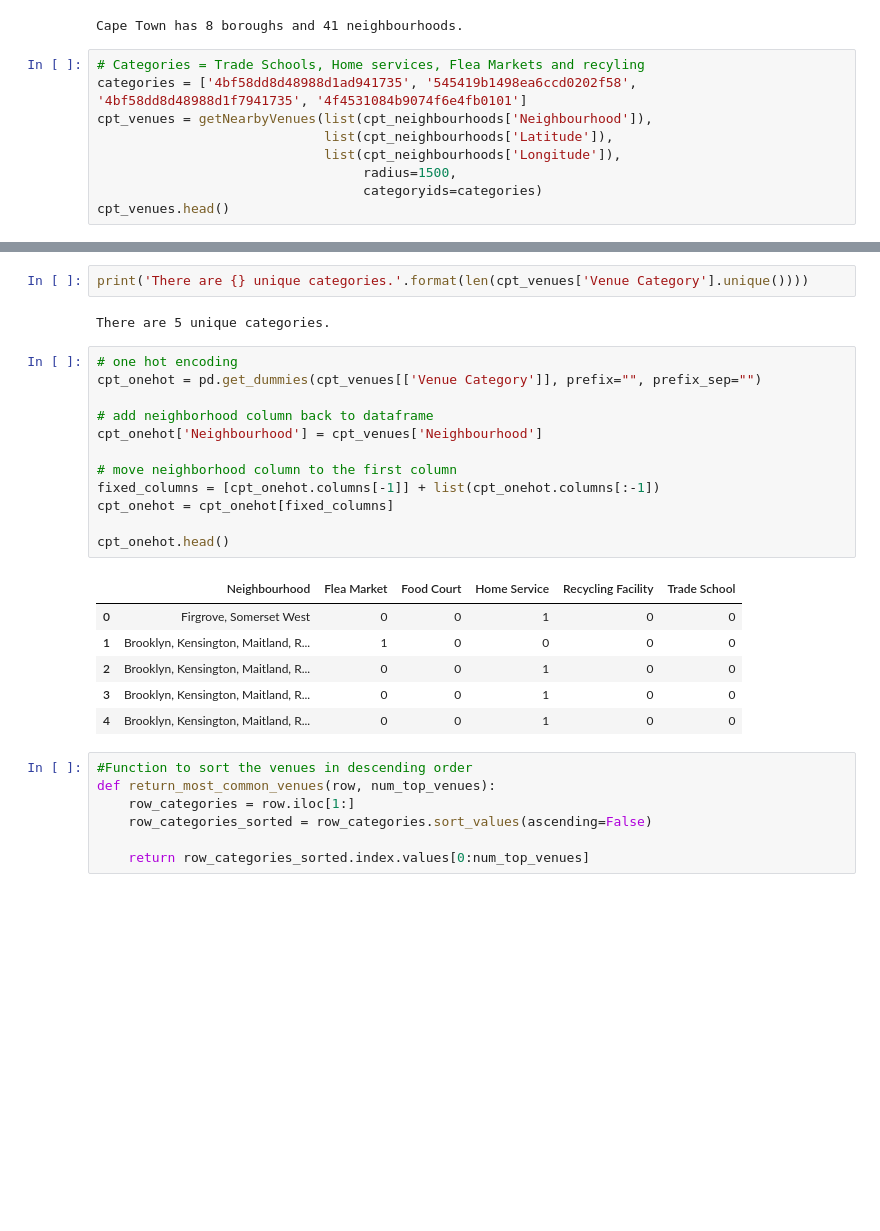
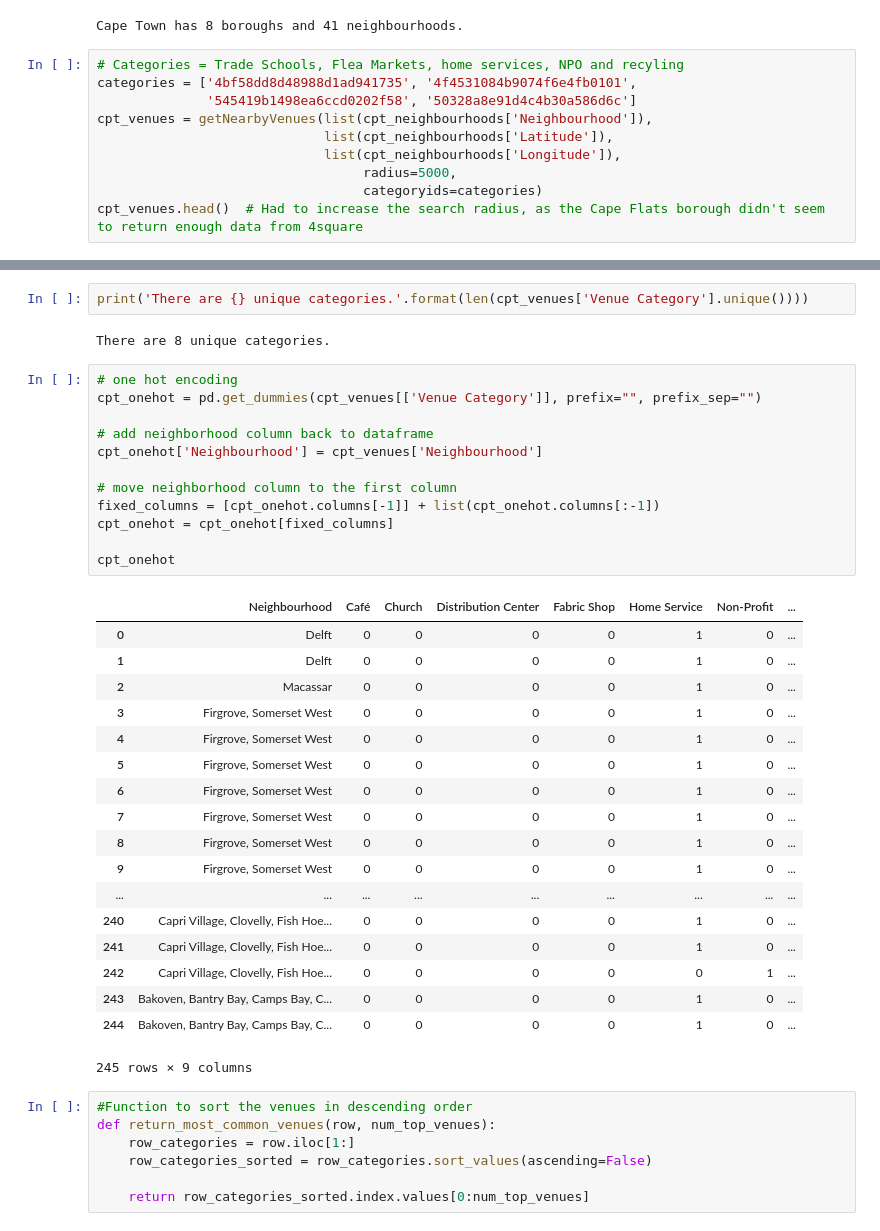
Before and after one commit to pieterdt1979/coursera_capstone, a Jupyter notebook: Capstone-Week4-5/Week4-Submission.ipynb, the cells around one changed output, grey strips where cells are left out. Drawn from its saved outputs; the diff is of its cells as text; blank space fills up the shorter version.

Commit message:
Wrangled some of the data

```diff
--- a/Capstone-Week4-5/Week4-Submission.ipynb
+++ b/Capstone-Week4-5/Week4-Submission.ipynb
@@ -262,14 +264,15 @@ print('Cape Town has {} boroughs and {} neighbourhoods.'.format(
 # %% [output]
 Cape Town has 8 boroughs and 41 neighbourhoods.
 # %%
-# Categories = Trade Schools, Home services, Flea Markets and recyling
-categories = ['4bf58dd8d48988d1ad941735', '545419b1498ea6ccd0202f58', '4bf58dd8d48988d1f7941735', '4f4531084b9074f6e4fb0101']
+# Categories = Trade Schools, Flea Markets, home services, NPO and recyling
+categories = ['4bf58dd8d48988d1ad941735', '4f4531084b9074f6e4fb0101',
+              '545419b1498ea6ccd0202f58', '50328a8e91d4c4b30a586d6c']
 cpt_venues = getNearbyVenues(list(cpt_neighbourhoods['Neighbourhood']),
                              list(cpt_neighbourhoods['Latitude']),
                              list(cpt_neighbourhoods['Longitude']),
-                                  radius=1500,
+                                  radius=5000,
                                   categoryids=categories)
-cpt_venues.head()
+cpt_venues.head()  # Had to increase the search radius, as the Cape Flats borough didn't seem to return enough data from 4square
 # %% [output]
 Delft
 Macassar
@@ -297,26 +300,38 @@ Bakoven, Bantry Bay, Camps Bay, Clifton, Fresnaye, Green Point, Mouille Point, S
 # %%
 print('There are {} unique categories.'.format(len(cpt_venues['Venue Category'].unique())))
 # %% [output]
-There are 5 unique categories.
+There are 8 unique categories.
 # %%
 # one hot encoding
 cpt_onehot = pd.get_dummies(cpt_venues[['Venue Category']], prefix="", prefix_sep="")
 
 # add neighborhood column back to dataframe
 cpt_onehot['Neighbourhood'] = cpt_venues['Neighbourhood']
 
 # move neighborhood column to the first column
 fixed_columns = [cpt_onehot.columns[-1]] + list(cpt_onehot.columns[:-1])
 cpt_onehot = cpt_onehot[fixed_columns]
 
-cpt_onehot.head()
+cpt_onehot
 # %% [output]
-|  | Neighbourhood | Flea Market | Food Court | Home Service | Recycling Facility | Trade School |
-| 0 | Firgrove, Somerset West | 0 | 0 | 1 | 0 | 0 |
-| 1 | Brooklyn, Kensington, Maitland, R... | 1 | 0 | 0 | 0 | 0 |
-| 2 | Brooklyn, Kensington, Maitland, R... | 0 | 0 | 1 | 0 | 0 |
-| 3 | Brooklyn, Kensington, Maitland, R... | 0 | 0 | 1 | 0 | 0 |
-| 4 | Brooklyn, Kensington, Maitland, R... | 0 | 0 | 1 | 0 | 0 |
+|  | Neighbourhood | Café | Church | Distribution Center | Fabric Shop | Home Service | Non-Profit | ... |
+| 0 | Delft | 0 | 0 | 0 | 0 | 1 | 0 | ... |
+| 1 | Delft | 0 | 0 | 0 | 0 | 1 | 0 | ... |
+| 2 | Macassar | 0 | 0 | 0 | 0 | 1 | 0 | ... |
+| 3 | Firgrove, Somerset West | 0 | 0 | 0 | 0 | 1 | 0 | ... |
+| 4 | Firgrove, Somerset West | 0 | 0 | 0 | 0 | 1 | 0 | ... |
+| 5 | Firgrove, Somerset West | 0 | 0 | 0 | 0 | 1 | 0 | ... |
+| 6 | Firgrove, Somerset West | 0 | 0 | 0 | 0 | 1 | 0 | ... |
+| 7 | Firgrove, Somerset West | 0 | 0 | 0 | 0 | 1 | 0 | ... |
+| 8 | Firgrove, Somerset West | 0 | 0 | 0 | 0 | 1 | 0 | ... |
+| 9 | Firgrove, Somerset West | 0 | 0 | 0 | 0 | 1 | 0 | ... |
+| ... | ... | ... | ... | ... | ... | ... | ... | ... |
+| 240 | Capri Village, Clovelly, Fish Hoe... | 0 | 0 | 0 | 0 | 1 | 0 | ... |
+| 241 | Capri Village, Clovelly, Fish Hoe... | 0 | 0 | 0 | 0 | 1 | 0 | ... |
+| 242 | Capri Village, Clovelly, Fish Hoe... | 0 | 0 | 0 | 0 | 0 | 1 | ... |
+| 243 | Bakoven, Bantry Bay, Camps Bay, C... | 0 | 0 | 0 | 0 | 1 | 0 | ... |
+| 244 | Bakoven, Bantry Bay, Camps Bay, C... | 0 | 0 | 0 | 0 | 1 | 0 | ... |
+245 rows × 9 columns
 # %%
 #Function to sort the venues in descending order
 def return_most_common_venues(row, num_top_venues):
```
Also changed, not shown: parts of 24 cells of this notebook, 9 other files.
